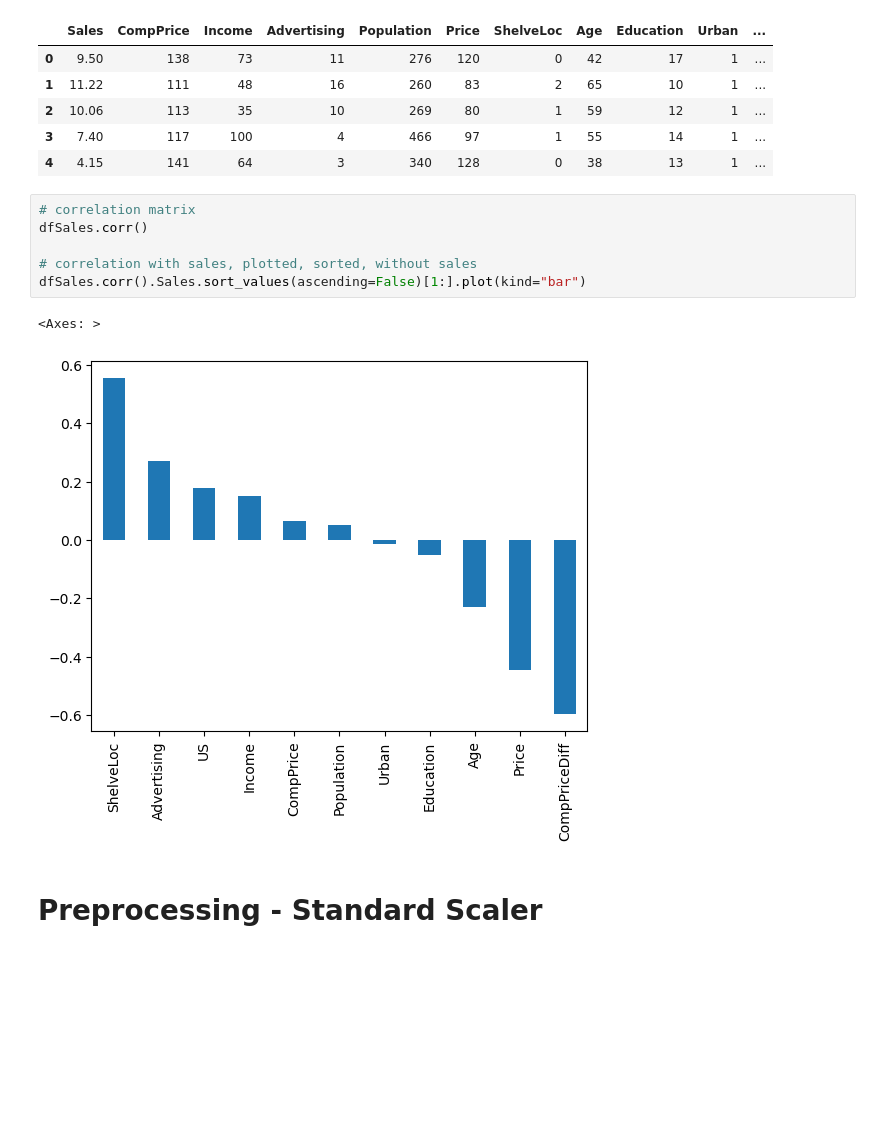
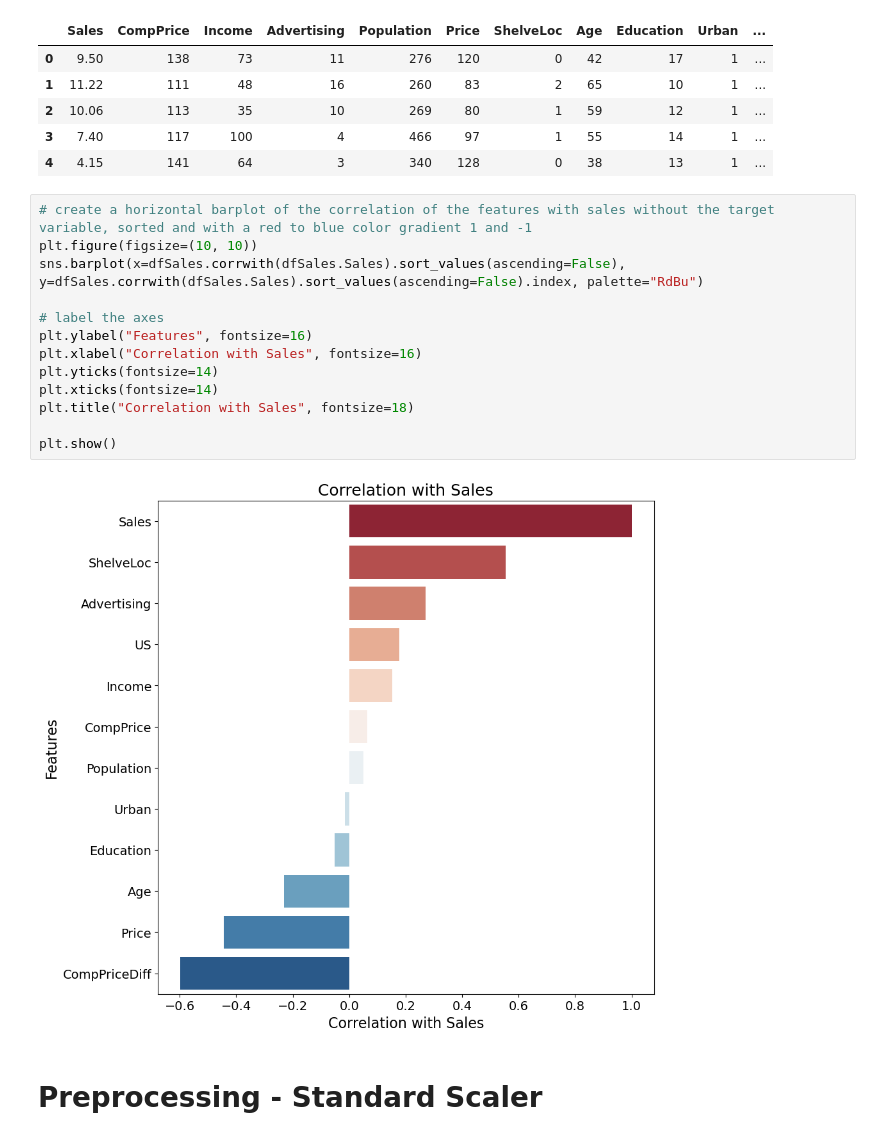
Before and after one commit to theMarlonski/AML-Final, a Jupyter notebook: notebooks/sales-prediction.ipynb, the cells around one changed output. Drawn from its saved outputs; the diff is of its cells as text; blank space fills up the shorter version.

```diff
--- a/notebooks/sales-prediction.ipynb
+++ b/notebooks/sales-prediction.ipynb
@@ -213,15 +216,21 @@ dfSales.head()
 | 2 | 10.06 | 113 | 35 | 10 | 269 | 80 | 1 | 59 | 12 | 1 | ... |
 | 3 | 7.40 | 117 | 100 | 4 | 466 | 97 | 1 | 55 | 14 | 1 | ... |
 | 4 | 4.15 | 141 | 64 | 3 | 340 | 128 | 0 | 38 | 13 | 1 | ... |
-# %%
-# correlation matrix
-dfSales.corr()
-
-# correlation with sales, plotted, sorted, without sales
-dfSales.corr().Sales.sort_values(ascending=False)[1:].plot(kind="bar")
-# %% [output]
-<Axes: >
-[figure, removed]
+# %%
+# create a horizontal barplot of the correlation of the features with sales without the target variable, sorted and with a red to blue color gradient 1 and -1
+plt.figure(figsize=(10, 10))
+sns.barplot(x=dfSales.corrwith(dfSales.Sales).sort_values(ascending=False), y=dfSales.corrwith(dfSales.Sales).sort_values(ascending=False).index, palette="RdBu")
+
+# label the axes
+plt.ylabel("Features", fontsize=16)
+plt.xlabel("Correlation with Sales", fontsize=16)
+plt.yticks(fontsize=14)
+plt.xticks(fontsize=14)
+plt.title("Correlation with Sales", fontsize=18)
+
+plt.show()
+# %% [output]
+[figure, added]
 # %% [markdown]
 # Preprocessing - Standard Scaler
 # %%
```
Also changed, not shown: parts of 1 cell of this notebook, 1 other file.
